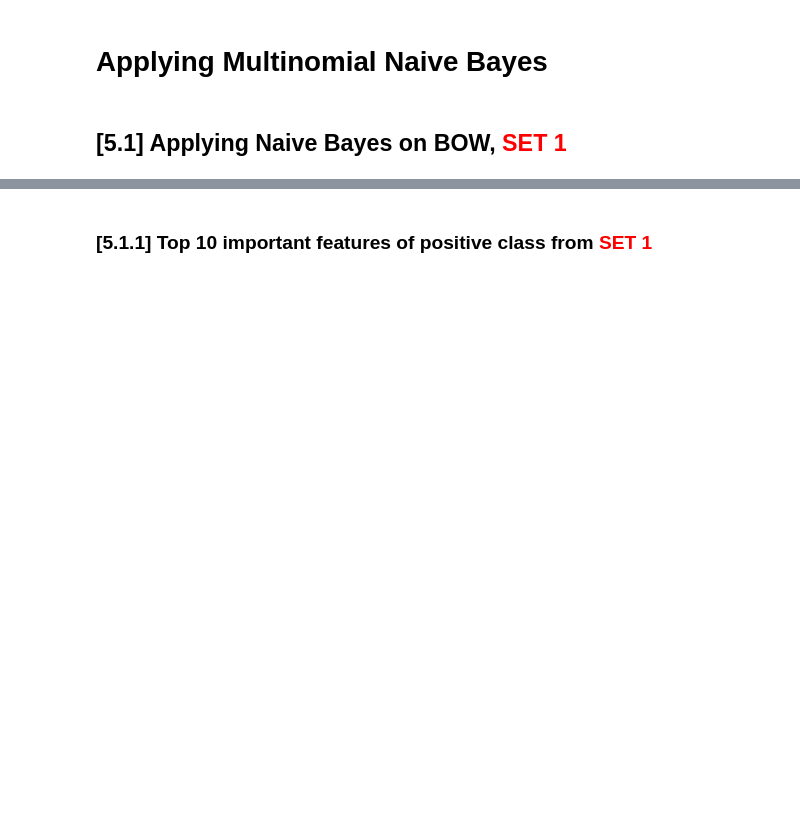
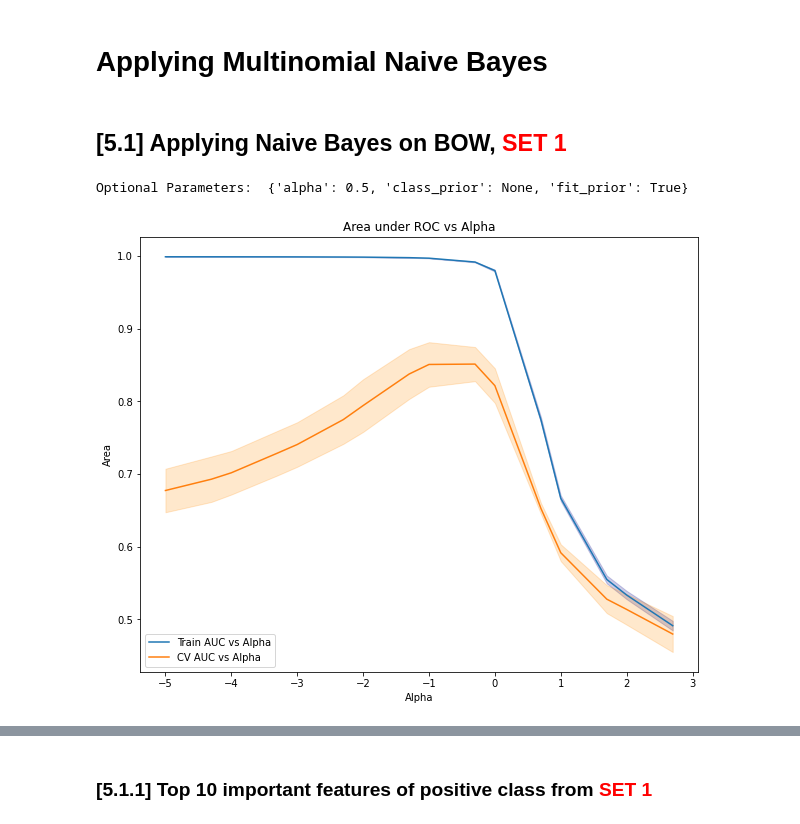
Before and after one commit to sidharthjain97/amazon-fine-food-reviews, a Jupyter notebook: NaiveBayes_Amazon_Fine_Food_Reviews_Analysis.ipynb, the cells around one changed output, grey strips where cells are left out. Drawn from its saved outputs; the diff is of its cells as text; code cells hidden in the pictures; blank space fills up the shorter version.

Commit message:
trained the build models on the featured vectors

```diff
--- a/NaiveBayes_Amazon_Fine_Food_Reviews_Analysis.ipynb
+++ b/NaiveBayes_Amazon_Fine_Food_Reviews_Analysis.ipynb
@@ -416,3 +442,5 @@ preprocessed_reviews[1500]
+# %%
+review_train, review_test, y_train, y_test = train_test_split(preprocessed_reviews, review_score, test_size =0.30 , random_state =5)
 # %% [markdown]
 # [4] Featurization
 # %% [markdown]
@@ -420,14 +448,16 @@ preprocessed_reviews[1500]
 # %%
 #BoW
 count_vect = CountVectorizer() #in scikit-learn
-count_vect.fit(preprocessed_reviews)
+count_vect.fit(review_train)
 print("some feature names ", count_vect.get_feature_names()[:10])
 print('='*50)
 
-final_counts = count_vect.transform(preprocessed_reviews)
-print("the type of count vectorizer ",type(final_counts))
-print("the shape of out text BOW vectorizer ",final_counts.get_shape())
-print("the number of unique words ", final_counts.get_shape()[1])
+bow_train_counts = count_vect.transform(review_train)
+bow_test_counts = count_vect.transform(review_test)
+
+print("the type of count vectorizer ",type(bow_train_counts))
+print("the shape of out text BOW vectorizer ",bow_train_counts.get_shape())
+print("the number of unique words ", bow_train_counts.get_shape()[1])
 # %% [output]
 some feature names  ['aa', 'aahhhs', 'aback', 'abandon', 'abates', 'abbott', 'abby', 'abdominal', 'abiding', 'ability']
 ==================================================
@@ -646,0 +701,28 @@ for sent in tqdm(list_of_sentance): # for each review/sentence
+# %%
+def nb_classifier(x_train, y_train):
+    alphalst = np.array([0.00001, 0.00005, 0.0001, 0.0005, 0.001, 0.005, 0.01, 0.05, 0.1, 0.5,
+                          1, 5, 10, 50, 100, 500])
+    param_dict = {'alpha':alphalst}
+    nb_optimal = MultinomialNB()
+    grid = GridSearchCV(estimator=nb_optimal, param_grid=param_dict,
+                        scoring='roc_auc', n_jobs=-1, cv=5, return_train_score=True)
+    grid_result = grid.fit(x_train, y_train)
+    train_auc = grid_result.cv_results_['mean_train_score']
+    train_auc_std = grid_result.cv_results_['std_train_score']
+    cv_auc = grid_result.cv_results_['mean_test_score']
+    cv_auc_std = grid_result.cv_results_['std_test_score']
+
+    print('Optional Parameters: ', grid_result.best_estimator_.get_params())
+
+    plt.figure(figsize=(10,8))
+    plt.plot(np.log10(alphalst), train_auc, label='Train AUC vs Alpha')
+    plt.gca().fill_between(np.log10(alphalst), train_auc - train_auc_std, train_auc + train_auc_std,
+                           alpha=0.2, color='darkblue')
+    plt.plot(np.log10(alphalst), cv_auc, label='CV AUC vs Alpha')
+    plt.gca().fill_between(np.log10(alphalst), cv_auc - cv_auc_std, cv_auc + cv_auc_std,
+                           alpha=0.2, color='darkorange')
+    plt.title("Area under ROC vs Alpha")
+    plt.xlabel("Alpha")
+    plt.ylabel("Area")
+    plt.legend(loc='lower left')
+    plt.show()
@@ -648,3 +739,8 @@ for sent in tqdm(list_of_sentance): # for each review/sentence
 ## [5.1] Applying Naive Bayes on BOW,<font color='red'> SET 1</font>
 # %%
 # Please write all the code with proper documentation
+
+nb_classifier(bow_train_counts, y_train)
+# %% [output]
+Optional Parameters:  {'alpha': 0.5, 'class_prior': None, 'fit_prior': True}
+[figure, added]
```
Also changed, not shown: parts of 31 cells of this notebook.
